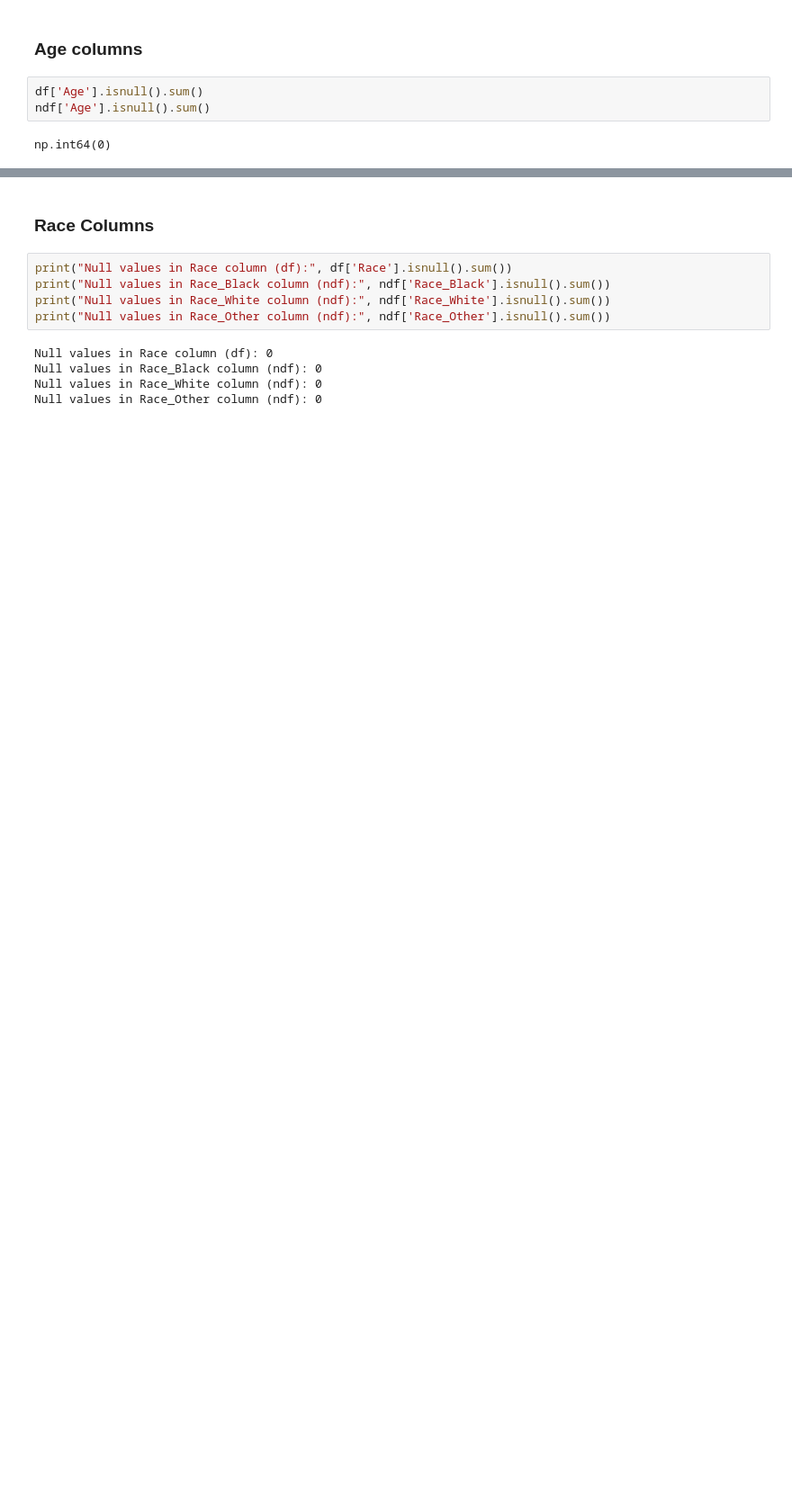
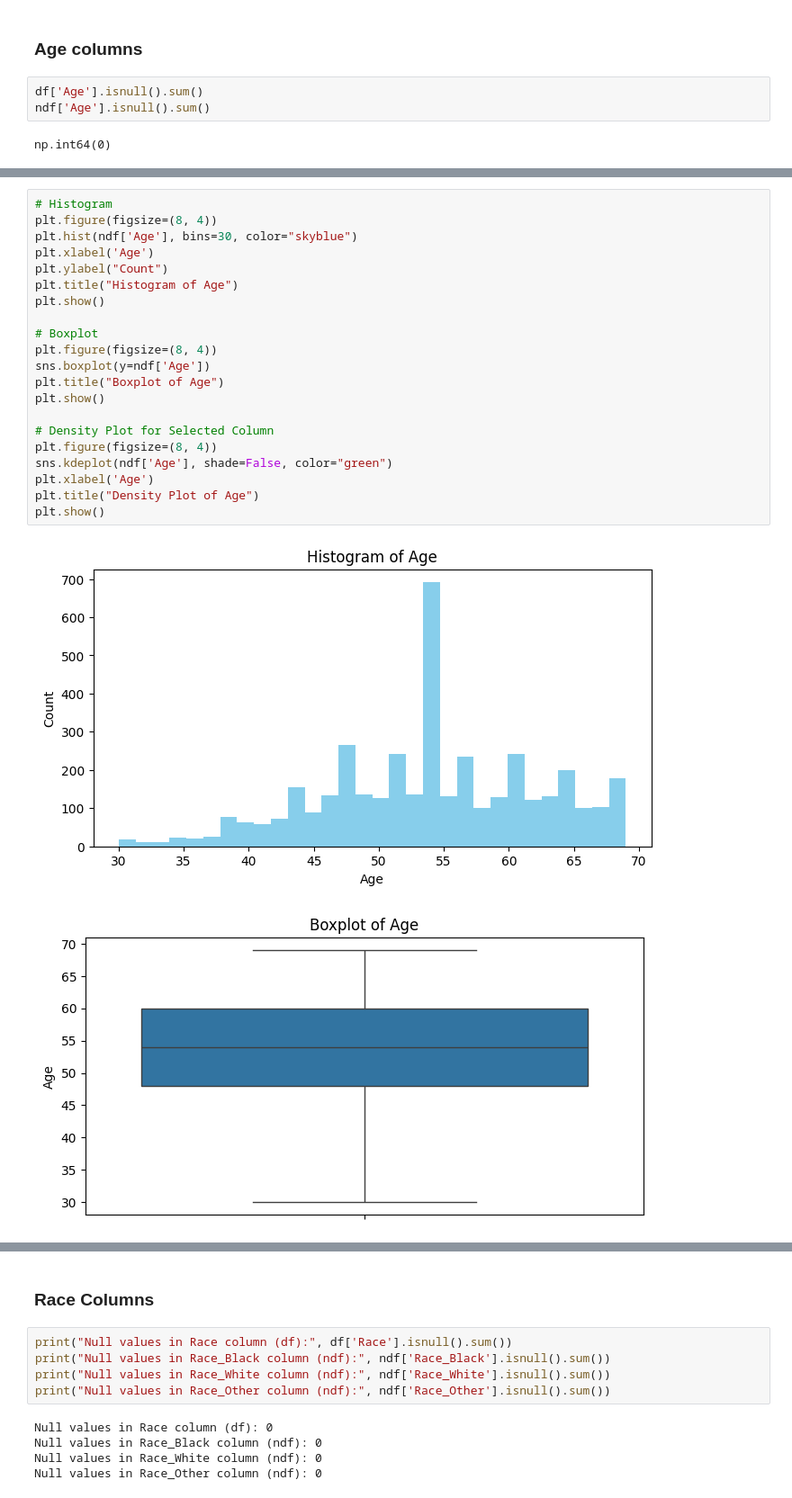
Before and after one commit to 3bdalrhmanS3d/Breast_Cancer, a Jupyter notebook: code.ipynb, the cells around one changed output, grey strips where cells are left out. Shown at 90% size. Drawn from its saved outputs; the diff is of its cells as text; blank space fills up the shorter version.

```diff
--- a/code.ipynb
+++ b/code.ipynb
@@ -1595,0 +1575,24 @@ plt.show()
+# %%
+# Histogram
+plt.figure(figsize=(8, 4))
+plt.hist(ndf['Age'], bins=30, color="skyblue")
+plt.xlabel('Age')
+plt.ylabel("Count")
+plt.title("Histogram of Age")
+plt.show()
+
+# Boxplot
+plt.figure(figsize=(8, 4))
+sns.boxplot(y=ndf['Age'])
+plt.title("Boxplot of Age")
+plt.show()
+
+# Density Plot for Selected Column
+plt.figure(figsize=(8, 4))
+sns.kdeplot(ndf['Age'], shade=False, color="green")
+plt.xlabel('Age')
+plt.title("Density Plot of Age")
+plt.show()
+# %% [output]
+[figure, added]
+[figure, added]
```
Also changed, not shown: parts of 7 cells of this notebook, 1 other file.
